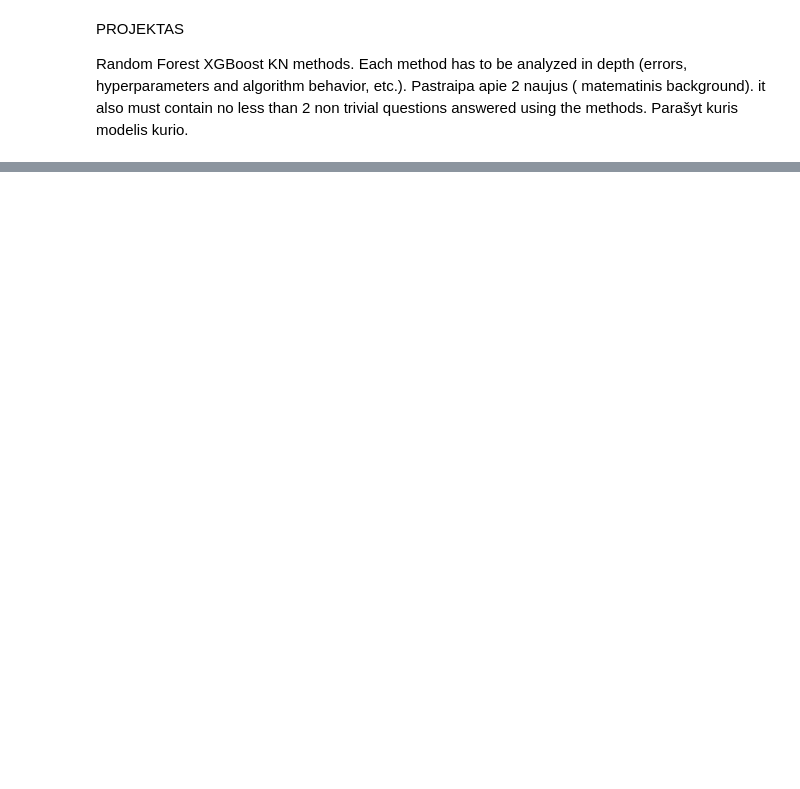
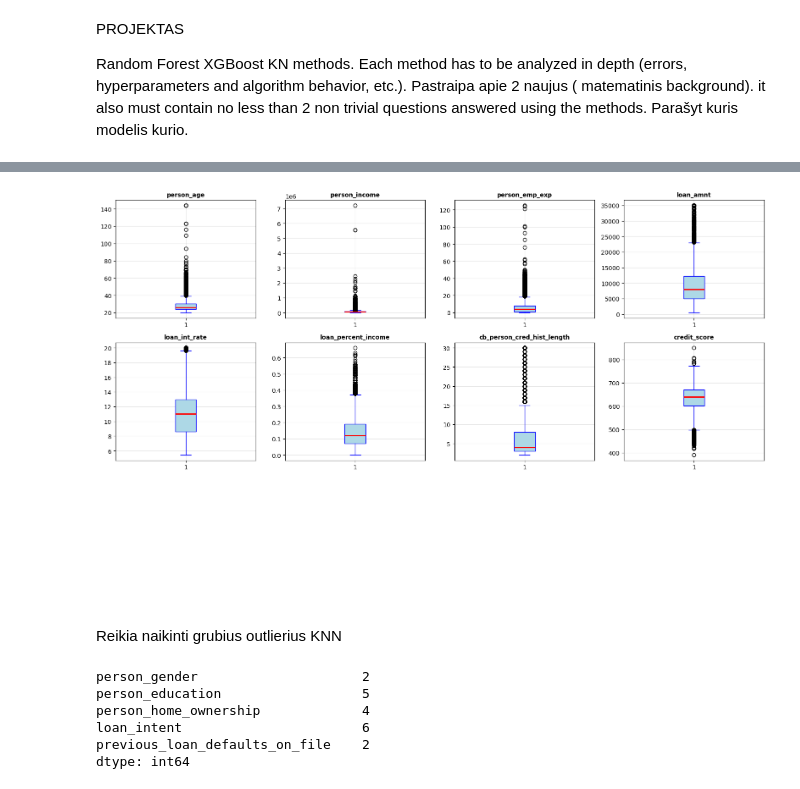
Before and after one commit to rytsle/ML_projektas, a Jupyter notebook: RF_XGBoost.ipynb, the cells around one changed output, grey strips where cells are left out. Drawn from its saved outputs; the diff is of its cells as text; code cells hidden in the pictures; blank space fills up the shorter version.

```diff
--- a/RF_XGBoost.ipynb
+++ b/RF_XGBoost.ipynb
@@ -40,0 +110,34 @@ dtype: int64
+# %%
+# box plots for numeric variables
+fig, axes = plt.subplots(3, 4, figsize=(16, 10))
+axes = axes.ravel()
+
+for idx, column in enumerate(number_variables.columns):
+    axes[idx].boxplot(number_variables[column].dropna(), vert=True, patch_artist=True,
+                      boxprops=dict(facecolor='lightblue', color='blue'),
+                      medianprops=dict(color='red', linewidth=2),
+                      whiskerprops=dict(color='blue'),
+                      capprops=dict(color='blue'))
+    axes[idx].set_title(column, fontsize=10, fontweight='bold')
+    axes[idx].grid(True, alpha=0.3)
+
+# Hide any unused subplots
+for idx in range(len(number_variables.columns), len(axes)):
+    axes[idx].axis('off')
+
+plt.tight_layout()
+plt.show()
+# %% [output]
+[figure, added]
+# %% [markdown]
+Reikia naikinti grubius outlierius KNN
+# %%
+categorical_variables = df.select_dtypes(include=['object'])
+categorical_variables.nunique()
+# %% [output]
+person_gender                     2
+person_education                  5
+person_home_ownership             4
+loan_intent                       6
+previous_loan_defaults_on_file    2
+dtype: int64
```
Also changed, not shown: parts of 12 cells of this notebook.
